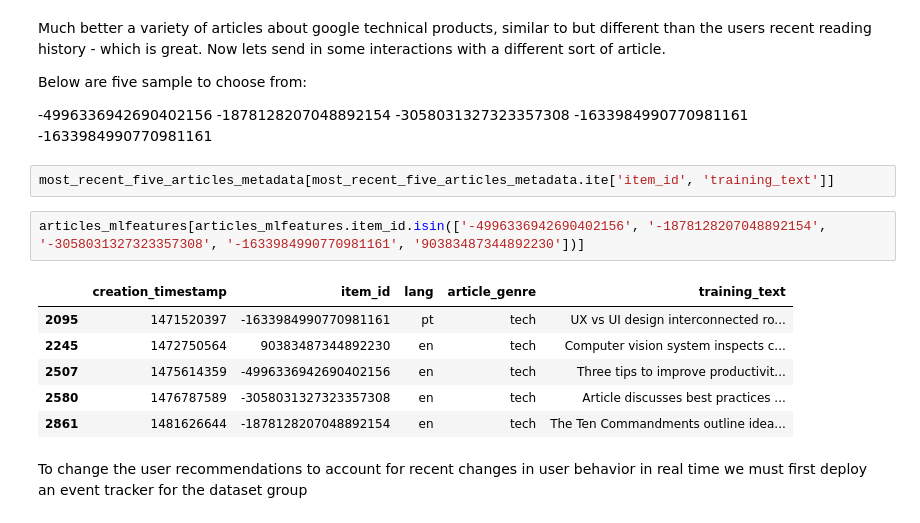
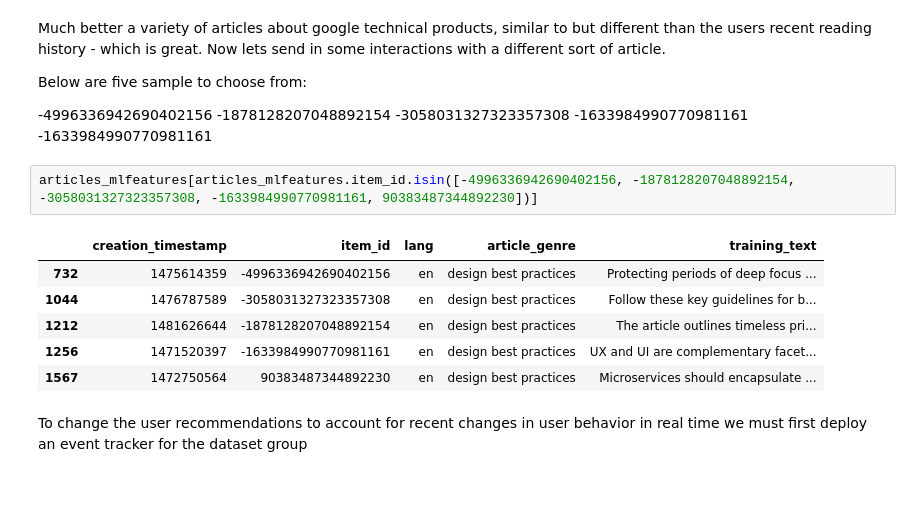
Before and after one commit to aws-samples/amazon-personalize-immersion-day, a Jupyter notebook: NewsPublishing/News_03_Inference_Layer.ipynb, the cells around one changed output. Cells and saved outputs as stored; diff of their text form; blank space fills up the shorter version.

```diff
--- a/NewsPublishing/News_03_Inference_Layer.ipynb
+++ b/NewsPublishing/News_03_Inference_Layer.ipynb
@@ -165,17 +169,15 @@ Much better a variety of articles about google technical products, similar to bu
 Below are five sample to choose from:
 
 -4996336942690402156 -1878128207048892154 -3058031327323357308 -1633984990770981161 -1633984990770981161
-# %%
-most_recent_five_articles_metadata[most_recent_five_articles_metadata.ite['item_id', 'training_text']]
 # %%
-articles_mlfeatures[articles_mlfeatures.item_id.isin(['-4996336942690402156', '-1878128207048892154', '-3058031327323357308', '-1633984990770981161', '90383487344892230'])]
+articles_mlfeatures[articles_mlfeatures.item_id.isin([-4996336942690402156, -1878128207048892154, -3058031327323357308, -1633984990770981161, 90383487344892230])]
 # %% [output]
 |  | creation_timestamp | item_id | lang | article_genre | training_text |
-| 2095 | 1471520397 | -1633984990770981161 | pt | tech | UX vs UI design interconnected ro... |
-| 2245 | 1472750564 | 90383487344892230 | en | tech | Computer vision system inspects c... |
-| 2507 | 1475614359 | -4996336942690402156 | en | tech | Three tips to improve productivit... |
-| 2580 | 1476787589 | -3058031327323357308 | en | tech | Article discusses best practices ... |
-| 2861 | 1481626644 | -1878128207048892154 | en | tech | The Ten Commandments outline idea... |
+| 732 | 1475614359 | -4996336942690402156 | en | design best practices | Protecting periods of deep focus ... |
+| 1044 | 1476787589 | -3058031327323357308 | en | design best practices | Follow these key guidelines for b... |
+| 1212 | 1481626644 | -1878128207048892154 | en | design best practices | The article outlines timeless pri... |
+| 1256 | 1471520397 | -1633984990770981161 | en | design best practices | UX and UI are complementary facet... |
+| 1567 | 1472750564 | 90383487344892230 | en | design best practices | Microservices should encapsulate ... |
 # %% [markdown]
 To change the user recommendations to account for recent changes in user behavior in real time we must first deploy an event tracker for the dataset group
 # %%
```
Also changed, not shown: parts of 15 cells of this notebook, 5 other files.
